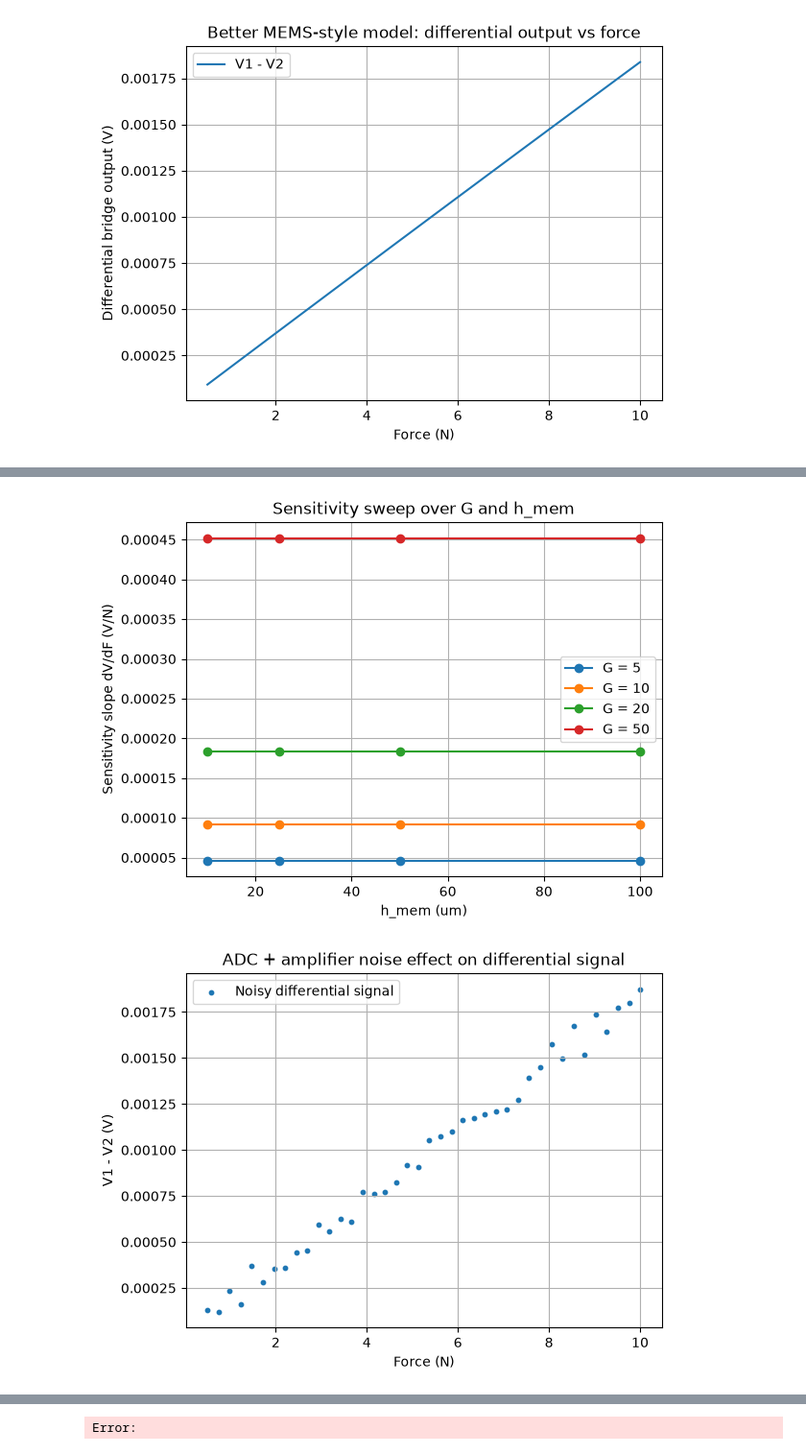
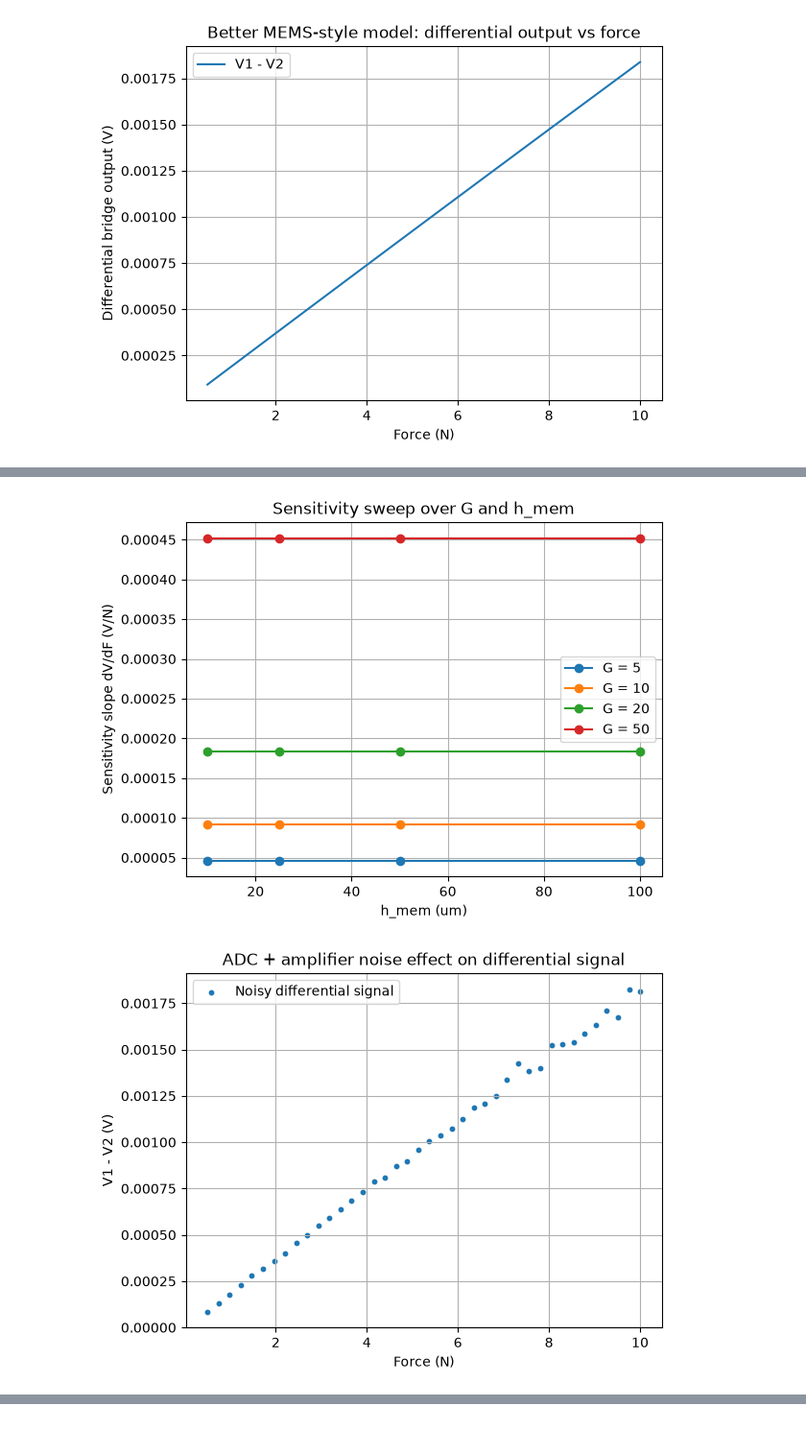
Before and after one commit to MZhouItsg/StrainSimTesting, a Jupyter notebook: 260629test.ipynb, the cells around one changed output, grey strips where cells are left out. Shown at 96% size. Cells and saved outputs as stored; diff of their text form; code cells hidden in the pictures.

```diff
--- a/260629test.ipynb
+++ b/260629test.ipynb
@@ -443,6 +763,14 @@ plt.show()
 # ==============================
 # A. Single MEMS sensor comparison (A vs B vs C)
 # ==============================
+
+# The three cases below are meant to illustrate three different sensing strategies:
+# - A: one bridge on one beam location, which gives a single local reading.
+# - B: two sensors at different positions, using their difference to infer force and
+#   location more robustly.
+# - C: a dual-beam gripper-style concept, where two beams bend in opposite directions
+#   so that the differential signal is amplified by geometry rather than by a simple
+#   pair of point sensors.
 
 L = 0.02
 E = 200e9
@@ -543,9 +871,9 @@ plt.show()
 # ==============================
 # C. Add ADC quantization and amplifier noise
 # ==============================
-adc_bits = 16
+adc_bits = 32
 adc_fullscale = 3.3
-adc_lsb = adc_fullscale / (2**adc_bits)
+adc_lsb = adc_fullscale / (2**(adc_bits-1))
 amp_noise_rms = 5e-6
 noise_prop = 1/50
 
@@ -572,31 +900,31 @@ plt.ylabel("V1 - V2 (V)")
 plt.title("ADC + amplifier noise effect on differential signal")
 plt.grid()
 plt.legend()
 plt.show()
 
 # ==============================
 # D. Compare linear vs polynomial calibration
 # ==============================
 Vdiff_clean = np.array(Vdiff_clean)
 Vdiff_noisy = np.array(Vdiff_noisy)
 
 linear_cal = np.polyfit(Vdiff_clean, forces, 1)
 poly_cal = np.polyfit(Vdiff_clean, forces, 3)
 
 F_lin = np.polyval(linear_cal, Vdiff_noisy)
 F_poly = np.polyval(poly_cal, Vdiff_noisy)
 
 plt.figure()
 plt.plot(forces, forces, label="True Force")
 plt.scatter(forces, F_lin, s=15, alpha=0.5, label="Linear calibration")
 plt.scatter(forces, F_poly, s=15, alpha=0.5, label="Polynomial calibration")
 plt.xlabel("True Force (N)")
 plt.ylabel("Estimated Force (N)")
 plt.title("Linear vs polynomial calibration")
 plt.legend()
 plt.grid()
 plt.show()
 # %% [output]
 [figure]
 [figure]
-[figure, old version]
+[figure, new version]
@@ -604 +931,0 @@ plt.show()
-Error:
```
Also changed, not shown: parts of 14 cells of this notebook, 1 other file.
